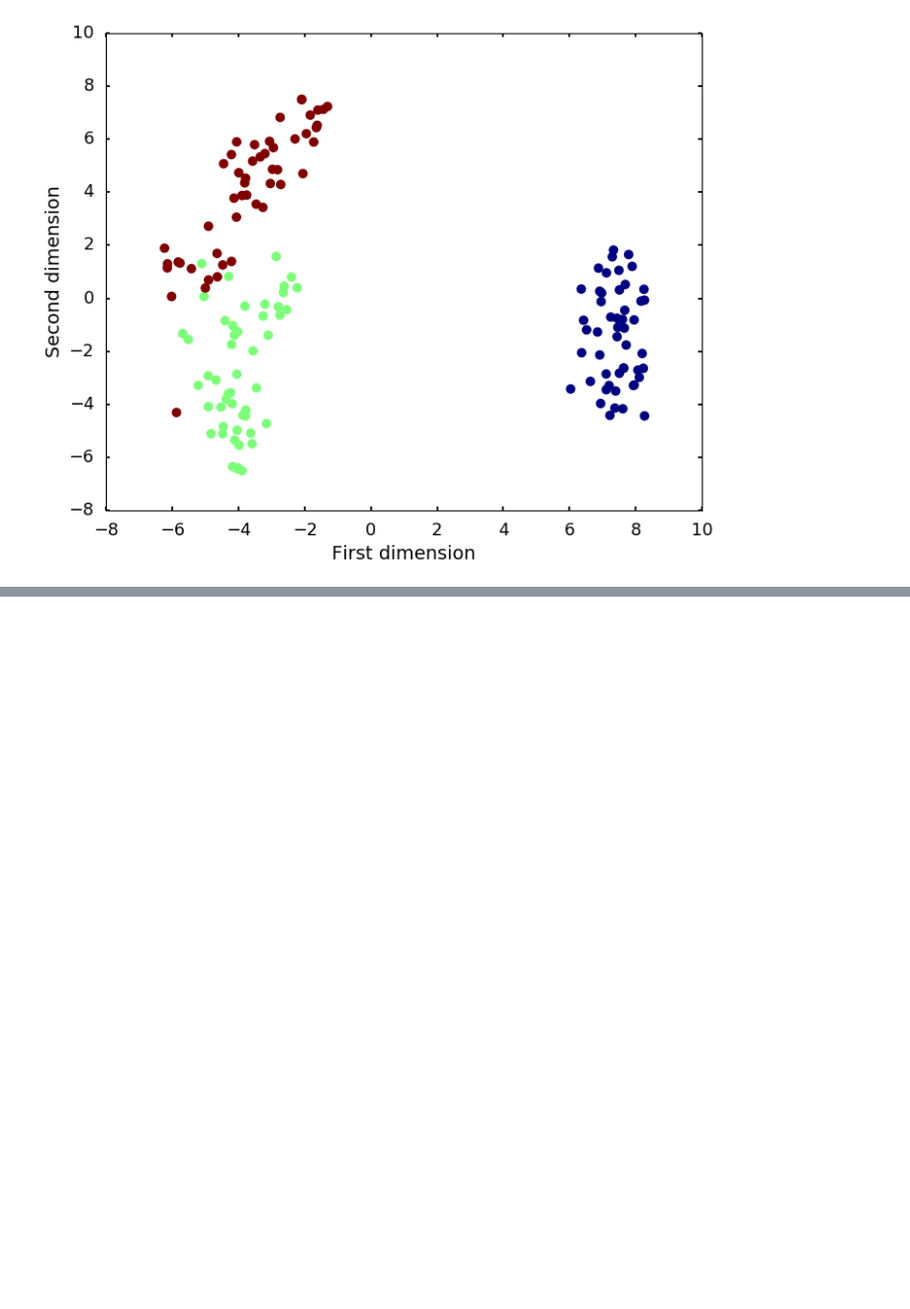
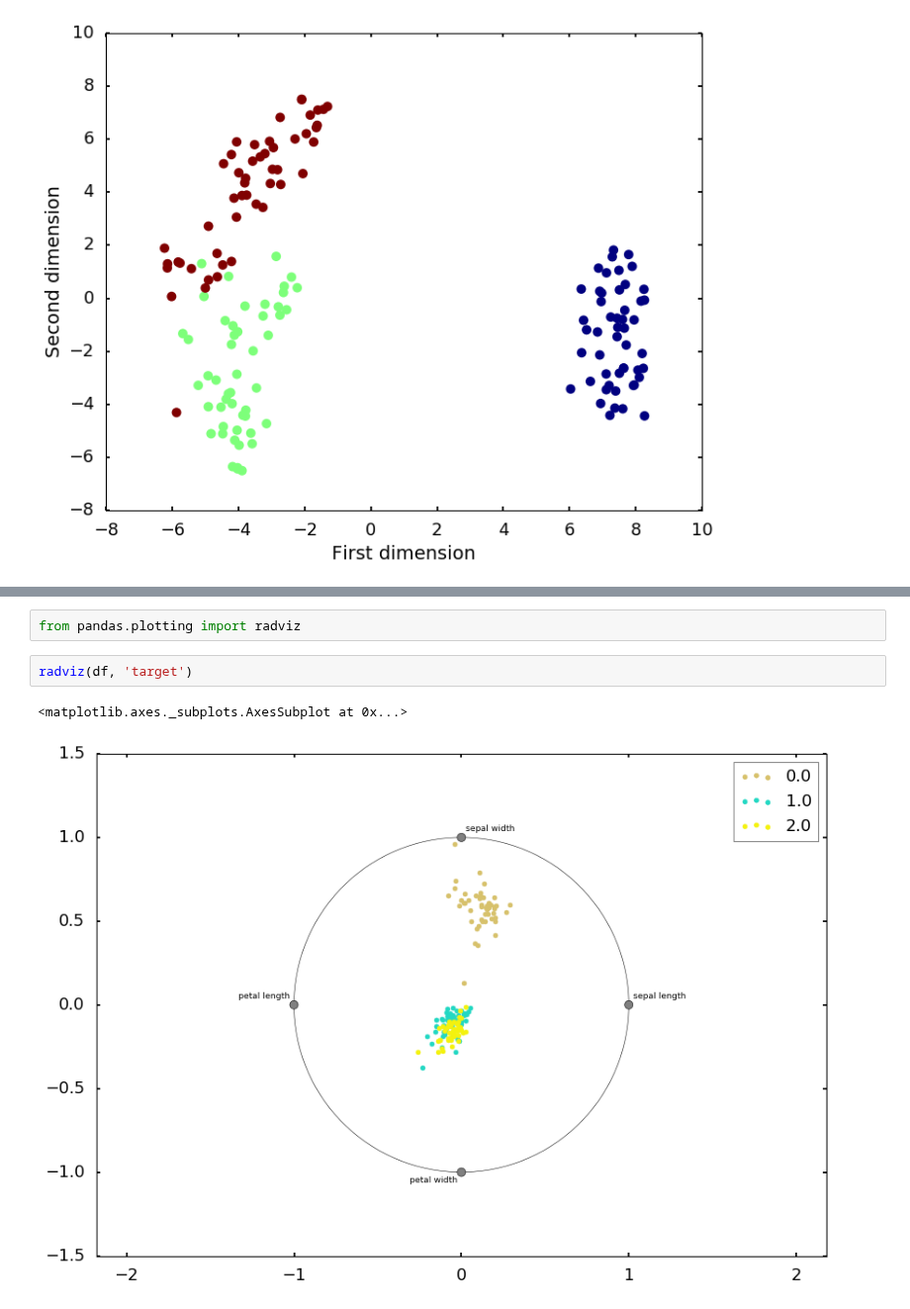
Before and after one commit to qingkaikong/blog, a Jupyter notebook: 2017_13_visualize_high_dimensional_dataset/Visualize_high_dimensional_dataset.ipynb, the cells around one changed output, grey strips where cells are left out. Shown at 99% size. Drawn from its saved outputs; the diff is of its cells as text; blank space fills up the shorter version.

```diff
--- a/2017_13_visualize_high_dimensional_dataset/Visualize_high_dimensional_dataset.ipynb
+++ b/2017_13_visualize_high_dimensional_dataset/Visualize_high_dimensional_dataset.ipynb
@@ -66,0 +139,7 @@ plt.ylabel('Second dimension')
+# %%
+from pandas.plotting import radviz
+# %%
+radviz(df, 'target')
+# %% [output]
+<matplotlib.axes._subplots.AxesSubplot at 0x...>
+[figure, added]
```
Also changed, not shown: parts of 16 cells of this notebook.
